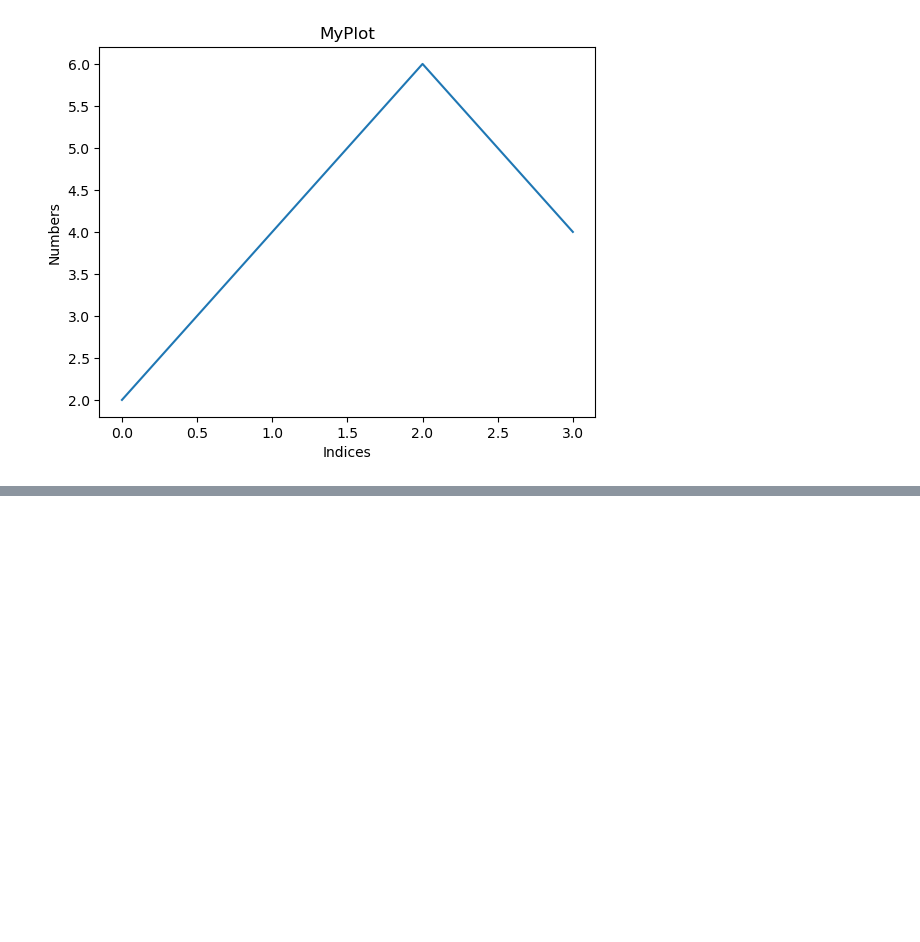
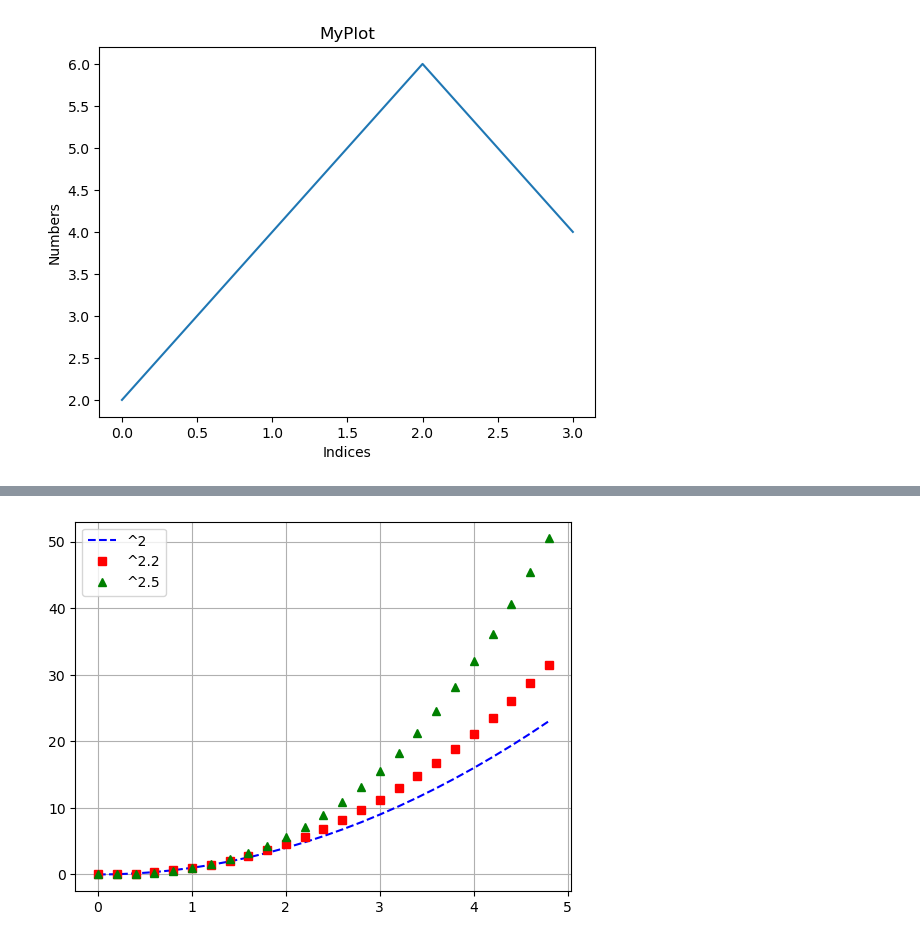
Before and after one commit to Anand7879/Python, a Jupyter notebook: MetPlotLib/pyplot.ipynb, the cells around one changed output, grey strips where cells are left out. Saved outputs shown, nothing was run; the diff lists cells and outputs as text; code cells hidden in the pictures; blank space fills up the shorter version.

```diff
--- a/MetPlotLib/pyplot.ipynb
+++ b/MetPlotLib/pyplot.ipynb
@@ -10,0 +25,13 @@ plt.show()
+# %%
+import numpy as np
+t = np.arange(0.,5.,0.2)
+
+
+plt.plot(t,t**2,'b--',label = '^2')
+plt.plot(t,t**2.2,'rs',label = '^2.2')
+plt.plot(t,t**2.5,'g^',label = '^2.5')
+plt.grid()
+plt.legend(loc = 'upper left')
+plt.show()
+# %% [output]
+[figure, added]
```
Also changed, not shown: parts of 6 cells of this notebook.
